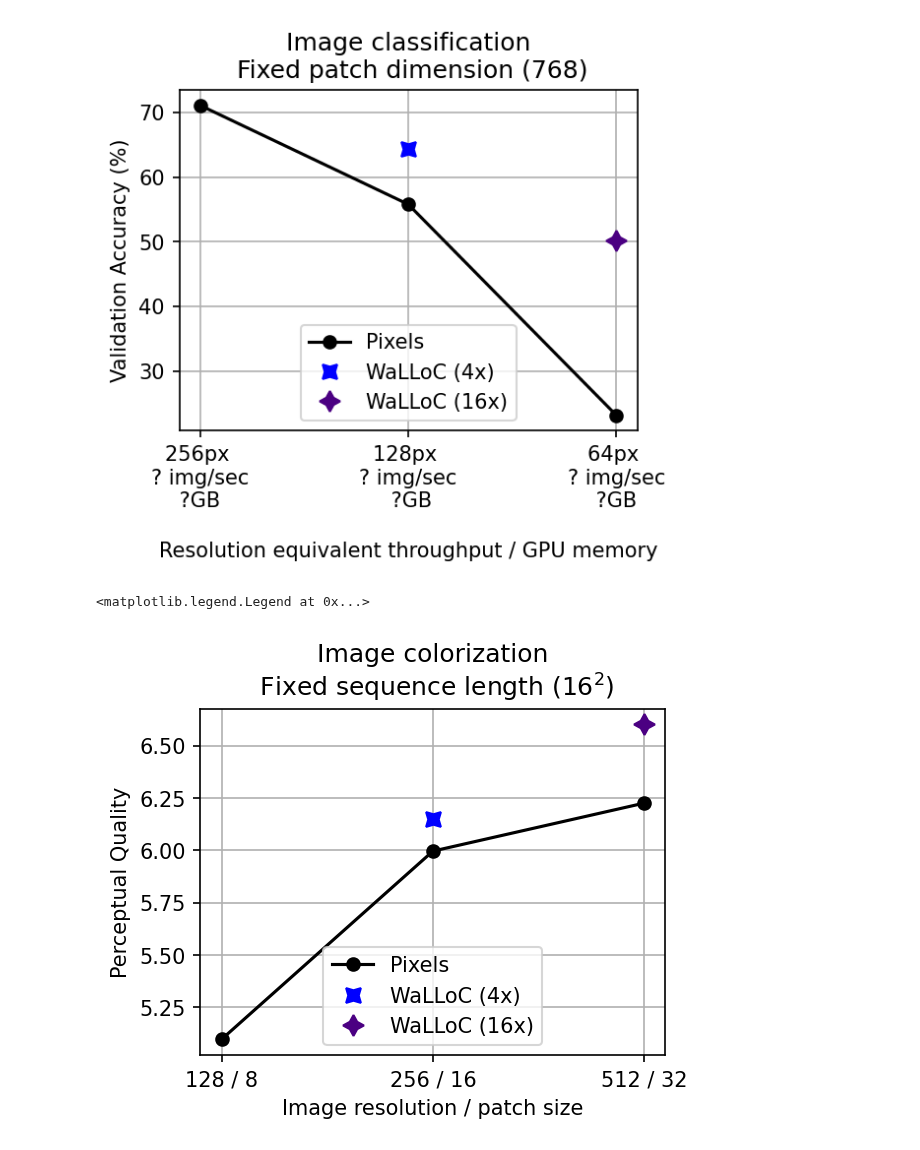
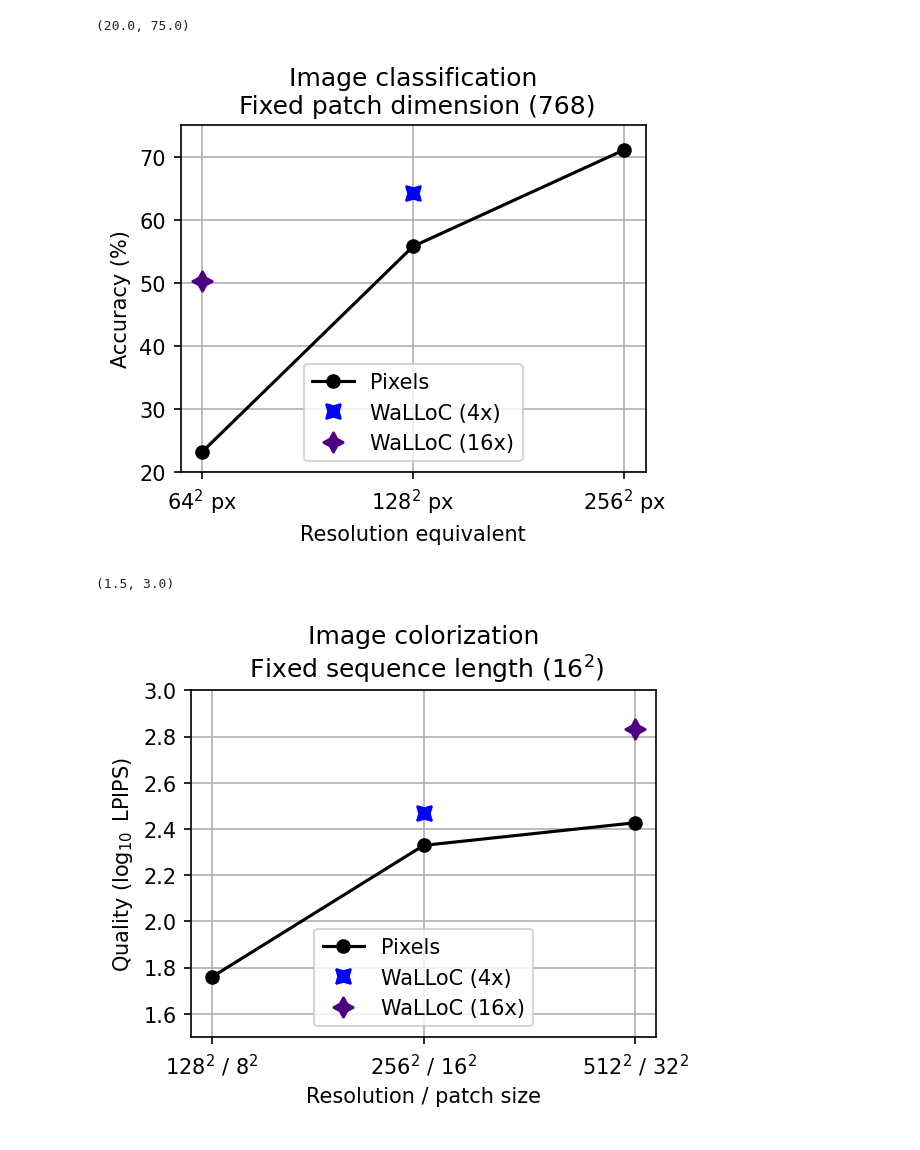
Before and after one commit to danjacobellis/LCCL, a Jupyter notebook: train/results_plot.ipynb, the cells around one changed output. Saved outputs shown, nothing was run; the diff lists cells and outputs as text; code cells hidden in the pictures.

```diff
--- a/train/results_plot.ipynb
+++ b/train/results_plot.ipynb
@@ -6,39 +6,40 @@ class Config: pass
 # %%
 seq_length = [1, 2, 3]
 
 # pixels_acc = [50.614, 64.114, 71.13,]
 pixels_acc = [23.104, 55.794, 71.13]
 # walloc_4x_acc = [np.nan, 64.336, 71.036]
 walloc_4x_acc = [np.nan, 64.336, np.nan]
 # walloc_16x_acc = [50.266, 63.96, np.nan]
 walloc_16x_acc = [50.266, np.nan, np.nan]
 
 plt.figure(figsize=(4, 3), dpi=150)
 plt.plot(seq_length, pixels_acc, marker='o', label='Pixels', color='black')
 ax = plt.gca()
 ax.plot(seq_length, walloc_4x_acc, marker=(4, 1, 45), label='WaLLoC (4x)', color='blue', linestyle='none', markersize=10)
 ax.plot(seq_length, walloc_16x_acc, marker=(4, 1, 0), label='WaLLoC (16x)', color='indigo', linestyle='none', markersize=10)
 
 ax.set_title('Image classification\n Fixed patch dimension (768)')
-ax.set_xlabel('\nResolution equivalent throughput / GPU memory')
-ax.set_ylabel('Validation Accuracy (%)')
+ax.set_xlabel('Resolution equivalent')
+ax.set_ylabel('Accuracy (%)')
 ax.grid(True)
 ax.set_xticks(patch_sizes)
-ax.set_xticklabels(['64px \n? img/sec\n ?GB ', '128px \n? img/sec\n ?GB', '256px \n? img/sec\n ?GB '])
+ax.set_xticklabels(['$64^2$ px', '$128^2$ px', '$256^2$ px'])
 ax.legend(loc='lower center')
-ax.invert_xaxis()
+ax.set_ylim([20,75])
+# ax.invert_xaxis()
 
 # ax.text(0.5, 0.5, 'SPECULATIVE RESULTS\nEXPERIMENTS STILL RUNNING',
 #          fontsize=30, color='gray', alpha=0.5, ha='center', va='center', rotation=30,
 #          transform=plt.gca().transAxes);
 # %% [output]
+(20.0, 75.0)
-[figure, old version]
+[figure, new version]
 # %%
 img_res_patch_size = [1, 2, 3]
-pixels_quality =  [5.096641, 5.995810, 6.225237]
-# walloc_4x_quality = [np.nan, 6.149699, 	6.224286]
-walloc_4x_quality = [np.nan, 6.149699, 	np.nan]
-walloc_16x_quality = [np.nan, np.nan, 6.601486]
+pixels_quality =  [1.760317 ,2.329059, 2.426913]
+walloc_4x_quality = [np.nan, 2.469780, 	np.nan]
+walloc_16x_quality = [np.nan, np.nan, 2.834188]
 
 plt.figure(figsize=(4, 3), dpi=150)
 plt.plot(img_res_patch_size, pixels_quality, marker='o', label='Pixels', color='black')
@@ -47,20 +48,21 @@ ax.plot(img_res_patch_size, walloc_4x_quality, marker=(4, 1, 45), label='WaLLoC
 ax.plot(img_res_patch_size, walloc_16x_quality, marker=(4, 1, 0), label='WaLLoC (16x)', color='indigo', linestyle='none', markersize=10)
 
 ax.set_title('Image colorization\n Fixed sequence length $\\left(16^2\\right)$')
-ax.set_xlabel('Image resolution / patch size')
-ax.set_ylabel('Perceptual Quality')
+ax.set_xlabel('Resolution / patch size')
+ax.set_ylabel('Quality ($\\log_{10}$ LPIPS)')
 ax.grid(True)
 ax.set_xticks(img_res_patch_size)
-ax.set_xticklabels(['128 / 8', '256 / 16', '512 / 32'])
+ax.set_xticklabels(['$128^2$ / $8^2$', '$256^2$ / $16^2$', '$512^2$ / $32^2$'])
 ax.legend(loc='lower center')
+ax.set_ylim([1.5,3])
 
 # ax.text(0.5, 0.5, 'SPECULATIVE RESULTS\nEXPERIMENTS STILL RUNNING',
 #          fontsize=30, color='gray', alpha=0.5, ha='center', va='center', rotation=30,
 #          transform=plt.gca().transAxes);
-# # ax.invert_xaxis()
+# ax.invert_xaxis()
 # %% [output]
-<matplotlib.legend.Legend at 0x...>
+(1.5, 3.0)
-[figure, old version]
+[figure, new version]
 # %%
 seq_length = [1, 2, 3]
 pixels_anls = [43.7, 78.0, 84.8]
```
Also changed, not shown: parts of 5 cells of this notebook.
